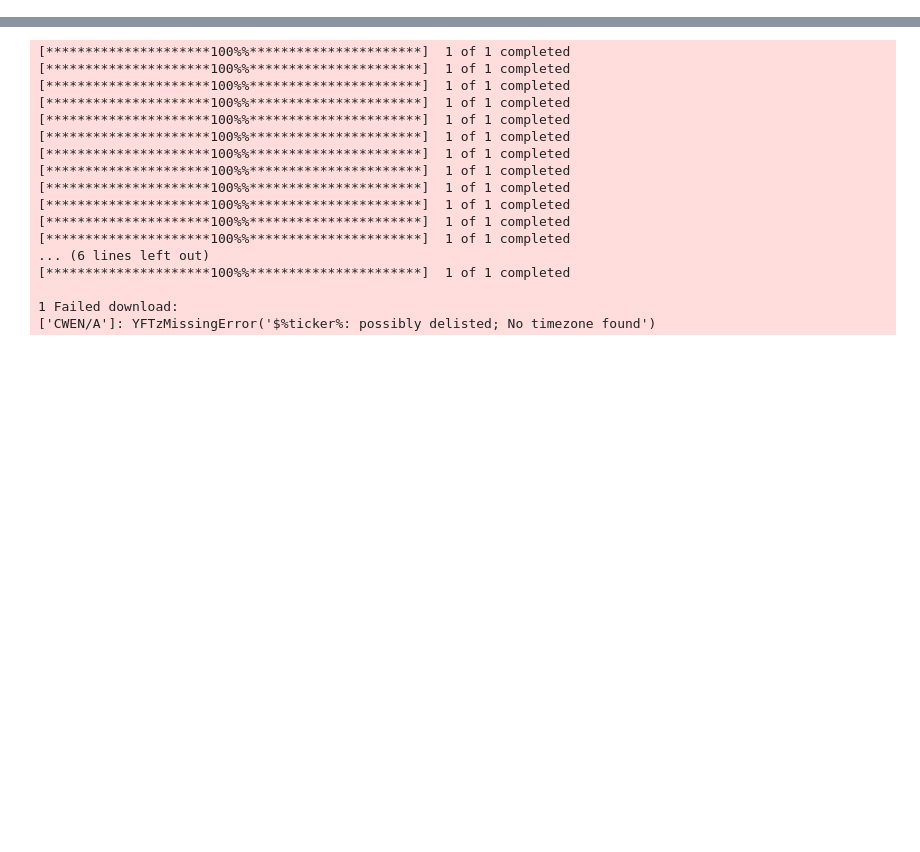
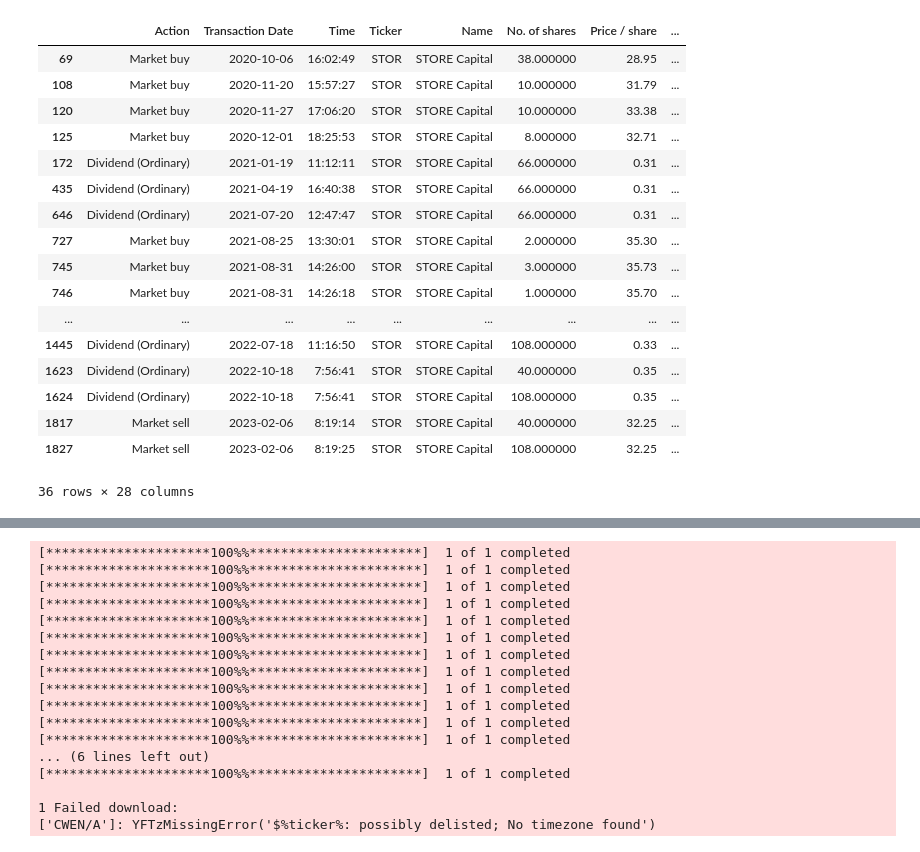
Before and after one commit to TomTomMao/finvis, a Jupyter notebook: data.ipynb, the cells around one changed output, grey strips where cells are left out. Saved outputs shown, nothing was run; the diff lists cells and outputs as text; code cells hidden in the pictures; blank space fills up the shorter version.

```diff
--- a/data.ipynb
+++ b/data.ipynb
@@ -8,5 +9,5 @@ import matplotlib.cm as cm
 # %%
-df = pd.read_csv('2020-2023.csv',  delimiter='\t')
-df['Transaction Date'] = pd.to_datetime(df['Transaction Date'], format='%m/%d/%Y')
-df = df[(df['Action'] == 'Market buy') | (df['Action'] == 'Market sell')]
-df_meta = pd.read_csv('company meta 2020-2023.csv')
+df = pd.read_csv('2020-2024-split.csv')
+df['Transaction Date'] = pd.to_datetime(df['Transaction Date'], format='%Y/%m/%d')
+# df = df[(df['Action'] == 'Market buy') | (df['Action'] == 'Market sell')]
+df_meta = pd.read_csv('company meta 2020-2024.csv')
@@ -12,0 +31,13 @@ df_meta = pd.read_csv('company meta 2020-2023.csv')
+# %%
+dividend_actions = [
+        'Dividend (Ordinary)',
+        'Dividend (Return of capital non us)',
+        'Dividend (Demerger)',
+        'Dividend (Bonus)',
+        'Dividend (Ordinary manufactured payment)',
+        'Dividend (Dividends paid by us corporations)',
+        'Dividend (Dividends paid by foreign corporations)',
+        'Dividend (Dividend)'
+    ]
+
+df[(df['Action'].isin(dividend_actions))&(df['Action'] == 'Dividend (Bonus)')].sort_values('Price / share')
@@ -12,0 +54,23 @@ df_meta = pd.read_csv('company meta 2020-2023.csv')
+# %%
+buy_sell_dividend_df = df[df['Action'].isin(dividend_actions+['Market buy', 'Market sell'])]
+# %%
+buy_sell_dividend_df[buy_sell_dividend_df['Ticker'] == 'STOR']
+# %% [output]
+|  | Action | Transaction Date | Time | Ticker | Name | No. of shares | Price / share | ... |
+| 69 | Market buy | 2020-10-06 | 16:02:49 | STOR | STORE Capital | 38.000000 | 28.95 | ... |
+| 108 | Market buy | 2020-11-20 | 15:57:27 | STOR | STORE Capital | 10.000000 | 31.79 | ... |
+| 120 | Market buy | 2020-11-27 | 17:06:20 | STOR | STORE Capital | 10.000000 | 33.38 | ... |
+| 125 | Market buy | 2020-12-01 | 18:25:53 | STOR | STORE Capital | 8.000000 | 32.71 | ... |
+| 172 | Dividend (Ordinary) | 2021-01-19 | 11:12:11 | STOR | STORE Capital | 66.000000 | 0.31 | ... |
+| 435 | Dividend (Ordinary) | 2021-04-19 | 16:40:38 | STOR | STORE Capital | 66.000000 | 0.31 | ... |
+| 646 | Dividend (Ordinary) | 2021-07-20 | 12:47:47 | STOR | STORE Capital | 66.000000 | 0.31 | ... |
+| 727 | Market buy | 2021-08-25 | 13:30:01 | STOR | STORE Capital | 2.000000 | 35.30 | ... |
+| 745 | Market buy | 2021-08-31 | 14:26:00 | STOR | STORE Capital | 3.000000 | 35.73 | ... |
+| 746 | Market buy | 2021-08-31 | 14:26:18 | STOR | STORE Capital | 1.000000 | 35.70 | ... |
+| ... | ... | ... | ... | ... | ... | ... | ... | ... |
+| 1445 | Dividend (Ordinary) | 2022-07-18 | 11:16:50 | STOR | STORE Capital | 108.000000 | 0.33 | ... |
+| 1623 | Dividend (Ordinary) | 2022-10-18 | 7:56:41 | STOR | STORE Capital | 40.000000 | 0.35 | ... |
+| 1624 | Dividend (Ordinary) | 2022-10-18 | 7:56:41 | STOR | STORE Capital | 108.000000 | 0.35 | ... |
+| 1817 | Market sell | 2023-02-06 | 8:19:14 | STOR | STORE Capital | 40.000000 | 32.25 | ... |
+| 1827 | Market sell | 2023-02-06 | 8:19:25 | STOR | STORE Capital | 108.000000 | 32.25 | ... |
+36 rows × 28 columns
```
Also changed, not shown: parts of 5 cells of this notebook, 1 other file.
